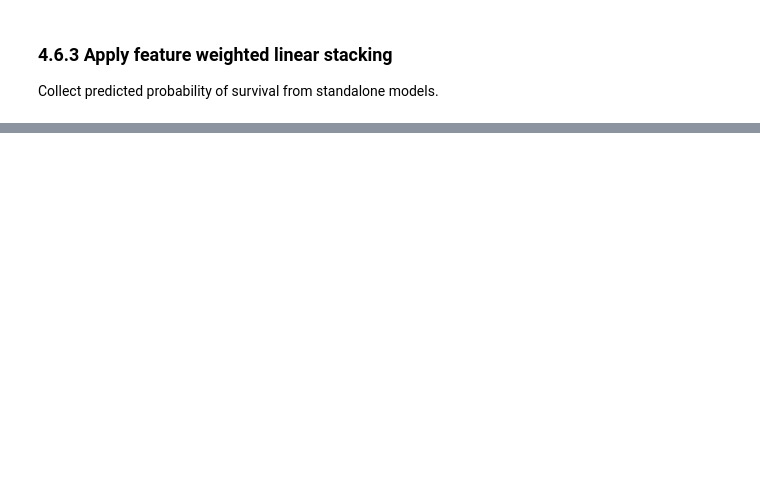
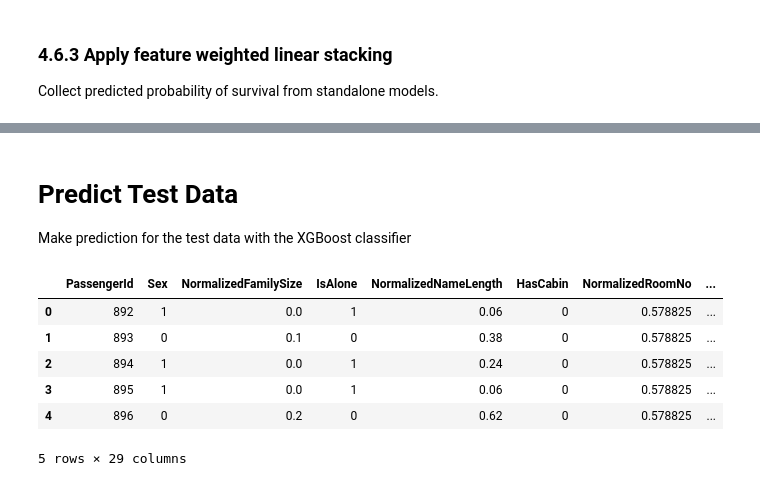
Before and after one commit to Shenghao1993/kaggle-titanic-survival-classification, a Jupyter notebook: Titanic - Model Training & Evaluation.ipynb, the cells around one changed output, grey strips where cells are left out. Drawn from its saved outputs; the diff is of its cells as text; code cells hidden in the pictures; blank space fills up the shorter version.

```diff
--- a/Titanic - Model Training & Evaluation.ipynb
+++ b/Titanic - Model Training & Evaluation.ipynb
@@ -668,0 +592,36 @@ ROC =  0.771373
+# %%
+# tuned_parameters = {
+#     "learning_rate": [0.1, 0.01],
+#     "n_estimators" : [100, 200, 500, 1000, 2000]
+# }
+# tuned_parameters = {
+#     "learning_rate": [0.05, 0.08, 0.1, 0.2, 0.5],
+#     "n_estimators" : [50, 100, 140, 170]
+# }
+# tuned_parameters = {
+#     "learning_rate": [0.09, 0.1, 0.12, 0.15],
+#     "n_estimators" : [120, 140, 160]
+# }
+tuned_parameters = {
+    "learning_rate": [0.09, 0.1, 0.11],
+    "n_estimators" : [130, 140, 150]
+}
+model_xgb = XGBClassifier(learning_rate=0.1,
+                          n_estimators=140,
+                          max_depth=9,
+                          min_child_weight=5,
+                          gamma=0,
+                          subsample=0.95,
+                          colsample_bytree=0.75,
+                          objective='binary:logistic',
+                          nthread=4,
+                          scale_pos_weight=1,
+                          reg_alpha=0,
+                          reg_lambda=1,
+                          seed=27,
+                          random_state=106)
+xgb_worker = ModelWorker(model_xgb, scores)
+xgb_grid, best_score = xgb_worker.tune(tuned_parameters, train_df[features], train_df['Survived'],
+                                       test_df[features], test_df['GroundTruth'], 5)
+model_metrics["XGBoost"] = round(best_score["accuracy"], 6)
+print(model_metrics)
@@ -757,0 +900,14 @@ accuracy_score(y_pred, train_df['Survived'].values)
+# %% [markdown]
+# Predict Test Data
+Make prediction for the test data with the XGBoost classifier
+# %%
+test_df['Survived'] = xgb_grid.best_estimator_.predict(test_df[features])
+test_df.head()
+# %% [output]
+|  | PassengerId | Sex | NormalizedFamilySize | IsAlone | NormalizedNameLength | HasCabin | NormalizedRoomNo | ... |
+| 0 | 892 | 1 | 0.0 | 1 | 0.06 | 0 | 0.578825 | ... |
+| 1 | 893 | 0 | 0.1 | 0 | 0.38 | 0 | 0.578825 | ... |
+| 2 | 894 | 1 | 0.0 | 1 | 0.24 | 0 | 0.578825 | ... |
+| 3 | 895 | 1 | 0.0 | 1 | 0.06 | 0 | 0.578825 | ... |
+| 4 | 896 | 0 | 0.2 | 0 | 0.62 | 0 | 0.578825 | ... |
+5 rows × 29 columns
```
Also changed, not shown: parts of 67 cells of this notebook, 2 other files.
